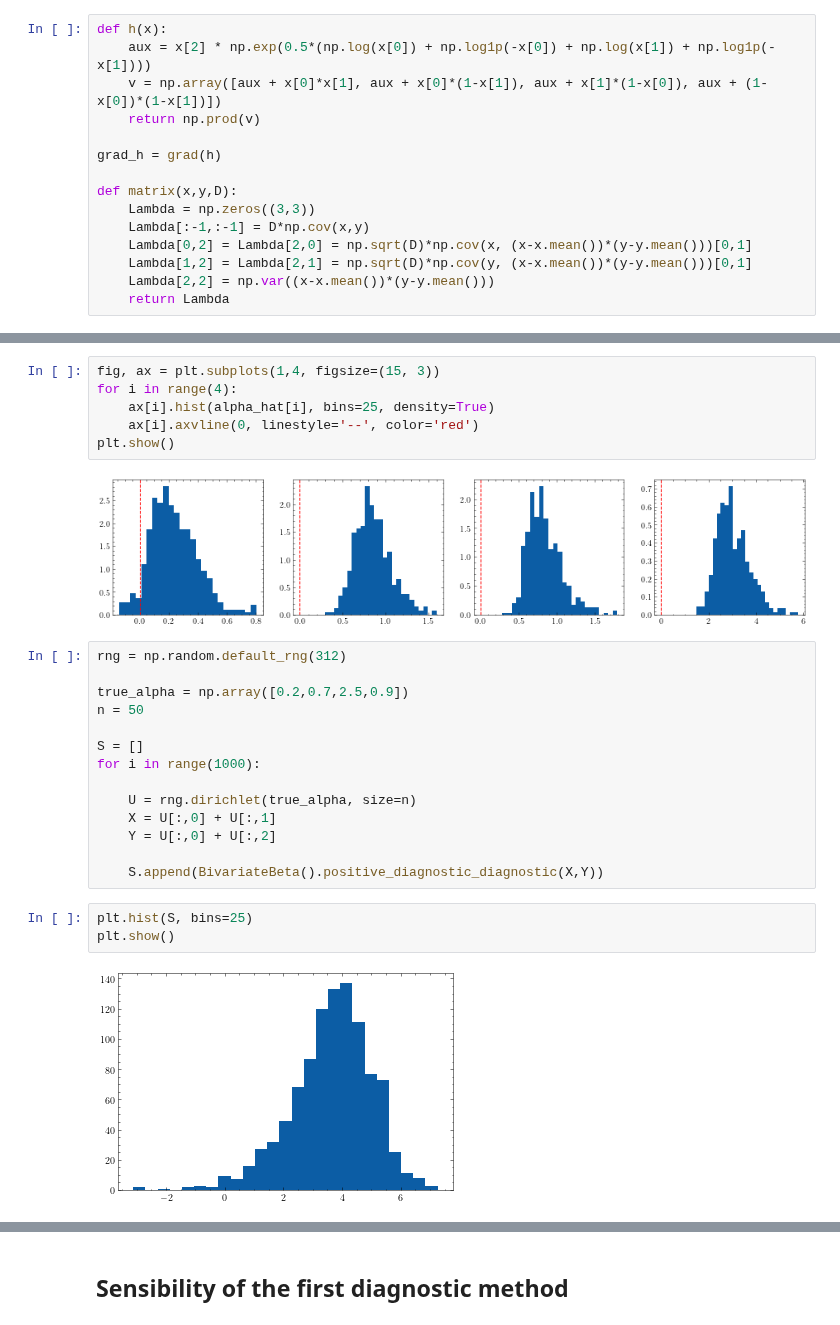
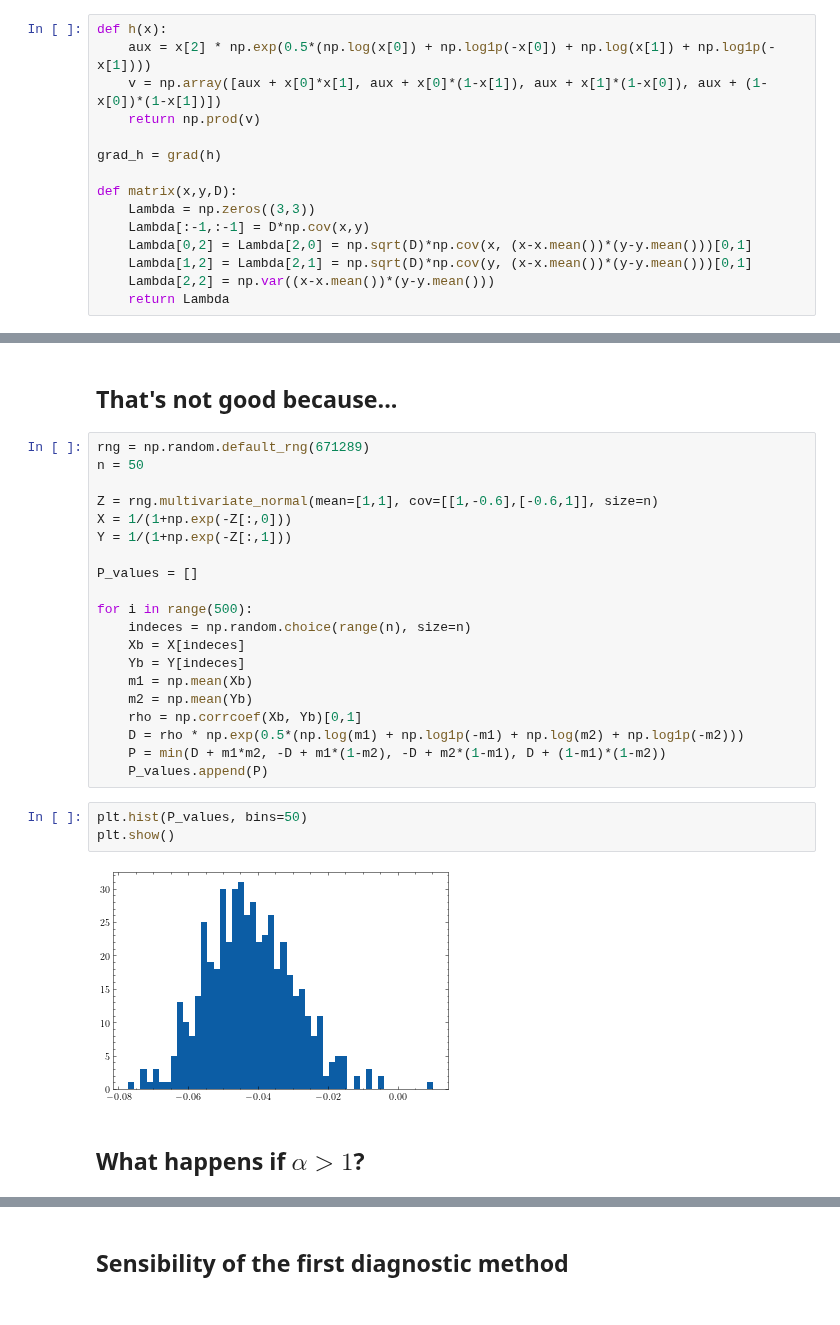
Before and after one commit to lucasmoschen/bivariate-beta, a Jupyter notebook: notebooks/notebook_for_experimentation.ipynb, the cells around one changed output, grey strips where cells are left out. Drawn from its saved outputs; the diff is of its cells as text.

```diff
--- a/notebooks/notebook_for_experimentation.ipynb
+++ b/notebooks/notebook_for_experimentation.ipynb
@@ -155,27 +132,29 @@ alpha_hat = BivariateBeta()._system_solution(Xb_mean, Yb_mean, Xb_var, XbYb_corr
-# %%
-fig, ax = plt.subplots(1,4, figsize=(15, 3))
-for i in range(4):
-    ax[i].hist(alpha_hat[i], bins=25, density=True)
-    ax[i].axvline(0, linestyle='--', color='red')
-plt.show()
-# %% [output]
-[figure, removed]
-# %%
-rng = np.random.default_rng(312)
-
-true_alpha = np.array([0.2,0.7,2.5,0.9])
-n = 50
-
-S = []
-for i in range(1000):
-
-    U = rng.dirichlet(true_alpha, size=n)
-    X = U[:,0] + U[:,1]
-    Y = U[:,0] + U[:,2]
-
-    S.append(BivariateBeta().positive_diagnostic_diagnostic(X,Y))
-# %%
-plt.hist(S, bins=25)
-plt.show()
-# %% [output]
-[figure, removed]
+# %% [markdown]
+## That's not good because...
+# %%
+rng = np.random.default_rng(671289)
+n = 50
+
+Z = rng.multivariate_normal(mean=[1,1], cov=[[1,-0.6],[-0.6,1]], size=n)
+X = 1/(1+np.exp(-Z[:,0]))
+Y = 1/(1+np.exp(-Z[:,1]))
+
+P_values = []
+
+for i in range(500):
+    indeces = np.random.choice(range(n), size=n)
+    Xb = X[indeces]
+    Yb = Y[indeces]
+    m1 = np.mean(Xb)
+    m2 = np.mean(Yb)
+    rho = np.corrcoef(Xb, Yb)[0,1]
+    D = rho * np.exp(0.5*(np.log(m1) + np.log1p(-m1) + np.log(m2) + np.log1p(-m2)))
+    P = min(D + m1*m2, -D + m1*(1-m2), -D + m2*(1-m1), D + (1-m1)*(1-m2))
+    P_values.append(P)
+# %%
+plt.hist(P_values, bins=50)
+plt.show()
+# %% [output]
+[figure, added]
+# %% [markdown]
+## What happens if $\alpha > 1$?
```
Also changed, not shown: parts of 23 cells of this notebook, 1 other file.
